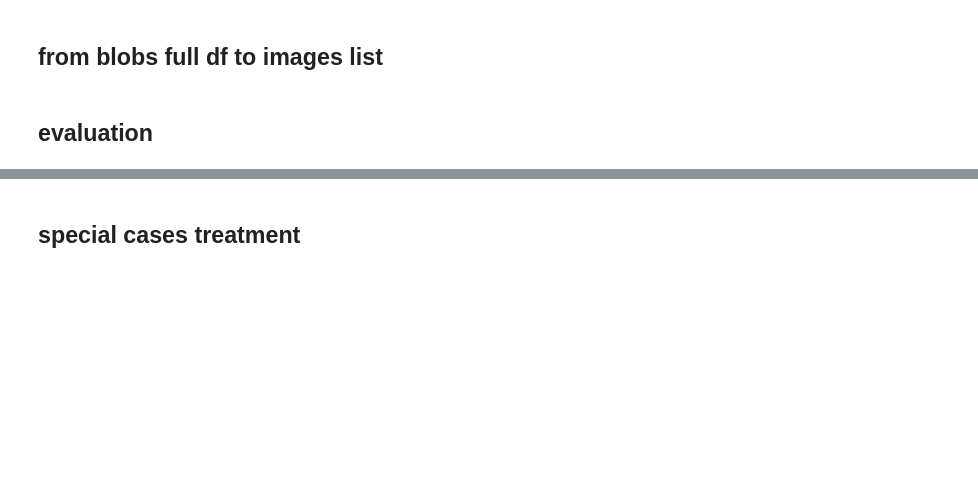
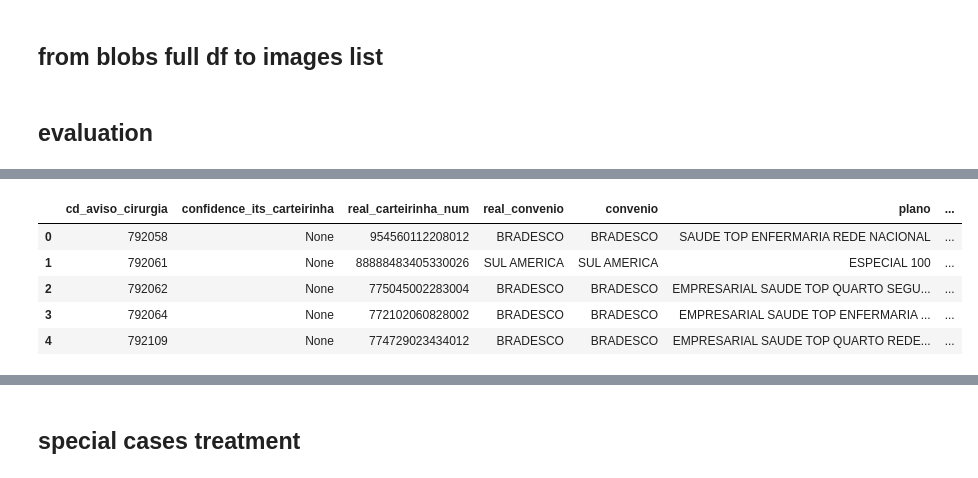
Before and after one commit to joao-thomaz-mle/carteirinha-api, a Jupyter notebook: POC/connect_db_extract.ipynb, the cells around one changed output, grey strips where cells are left out. Cells and saved outputs as stored; diff of their text form; code cells hidden in the pictures; blank space fills up the shorter version.

```diff
--- a/POC/connect_db_extract.ipynb
+++ b/POC/connect_db_extract.ipynb
@@ -1656,0 +1674,11 @@ df_results.head()
+# %%
+# substitute all None values in the dataframe with "unknown"
+df_results = df_results.replace({None: "Unknown"})
+df_results.head()
+# %% [output]
+|  | cd_aviso_cirurgia | confidence_its_carteirinha | real_carteirinha_num | real_convenio | convenio | plano | ... |
+| 0 | 792058 | None | 954560112208012 | BRADESCO | BRADESCO | SAUDE TOP ENFERMARIA REDE NACIONAL | ... |
+| 1 | 792061 | None | 88888483405330026 | SUL AMERICA | SUL AMERICA | ESPECIAL 100 | ... |
+| 2 | 792062 | None | 775045002283004 | BRADESCO | BRADESCO | EMPRESARIAL SAUDE TOP QUARTO SEGU... | ... |
+| 3 | 792064 | None | 772102060828002 | BRADESCO | BRADESCO | EMPRESARIAL SAUDE TOP ENFERMARIA ... | ... |
+| 4 | 792109 | None | 774729023434012 | BRADESCO | BRADESCO | EMPRESARIAL SAUDE TOP QUARTO REDE... | ... |
```
Also changed, not shown: parts of 48 cells of this notebook, 5 other files.
